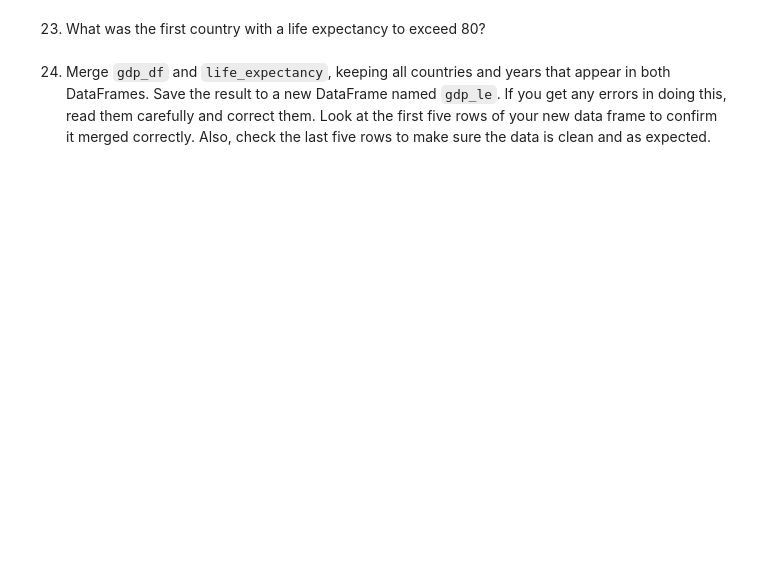
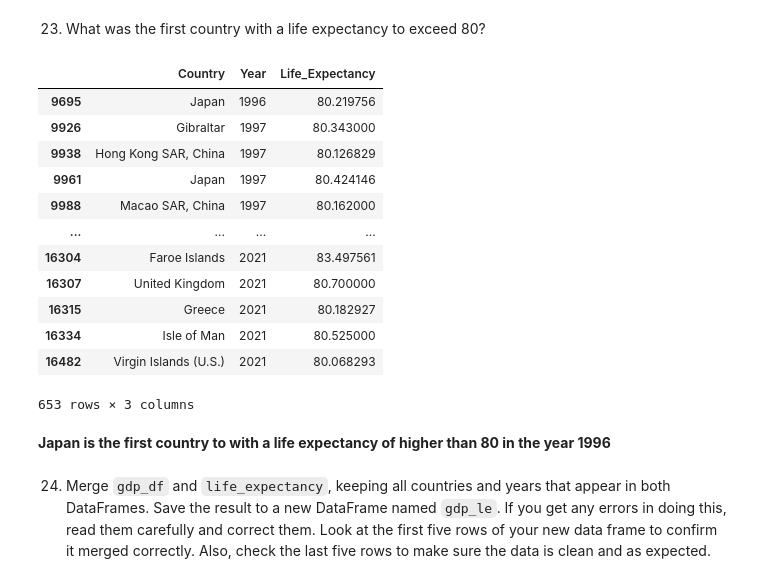
Before and after one commit to KagonDeans/un-exploration-KagonDeans, a Jupyter notebook: notebooks/UN_Data_Exploration.ipynb, the cells around one changed output. Cells and saved outputs as stored; diff of their text form; code cells hidden in the pictures; blank space fills up the shorter version.

```diff
--- a/notebooks/UN_Data_Exploration.ipynb
+++ b/notebooks/UN_Data_Exploration.ipynb
@@ -596,4 +632,26 @@ sns.boxplot(y = gdp_2018_continent[2018], x = gdp_2018_continent['Continent'])
+# %%
+life_expectancy_melt = life_expectancy.melt(['Country Name'], var_name = 'Year', value_name = 'Life_Expectancy')
+# %%
+life_expectancy = life_expectancy_melt.rename(columns={'Country Name' : 'Country'})
 # %% [markdown]
 23. What was the first country with a life expectancy to exceed 80?
+# %%
+life_expectancy.query('Life_Expectancy > 80').sort_values('Year')
+# %% [output]
+|  | Country | Year | Life_Expectancy |
+| 9695 | Japan | 1996 | 80.219756 |
+| 9926 | Gibraltar | 1997 | 80.343000 |
+| 9938 | Hong Kong SAR, China | 1997 | 80.126829 |
+| 9961 | Japan | 1997 | 80.424146 |
+| 9988 | Macao SAR, China | 1997 | 80.162000 |
+| ... | ... | ... | ... |
+| 16304 | Faroe Islands | 2021 | 83.497561 |
+| 16307 | United Kingdom | 2021 | 80.700000 |
+| 16315 | Greece | 2021 | 80.182927 |
+| 16334 | Isle of Man | 2021 | 80.525000 |
+| 16482 | Virgin Islands (U.S.) | 2021 | 80.068293 |
+653 rows × 3 columns
+# %% [markdown]
+**Japan is the first country to with a life expectancy of higher than 80 in the year 1996**
 # %% [markdown]
 24. Merge `gdp_df` and `life_expectancy`, keeping all countries and years that appear in both DataFrames. Save the result to a new DataFrame named `gdp_le`. If you get any errors in doing this, read them carefully and correct them. Look at the first five rows of your new data frame to confirm it merged correctly. Also, check the last five rows to make sure the data is clean and as expected.
```
Also changed, not shown: parts of 10 cells of this notebook.
